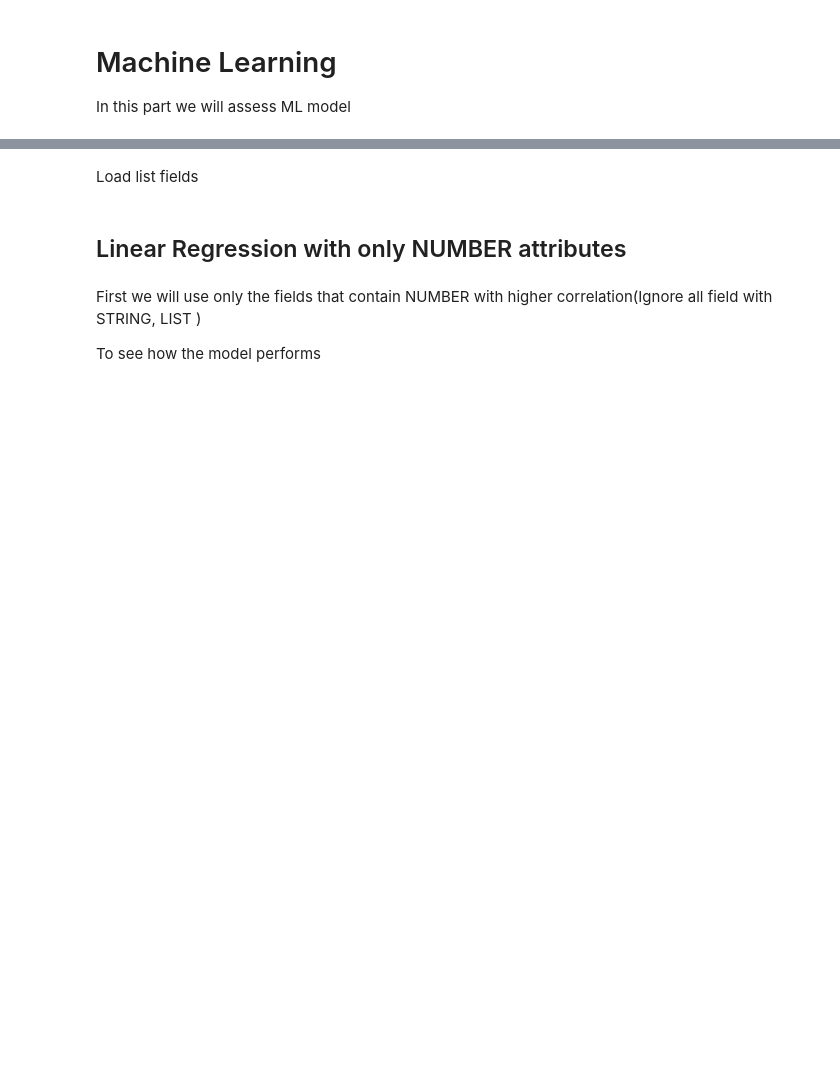
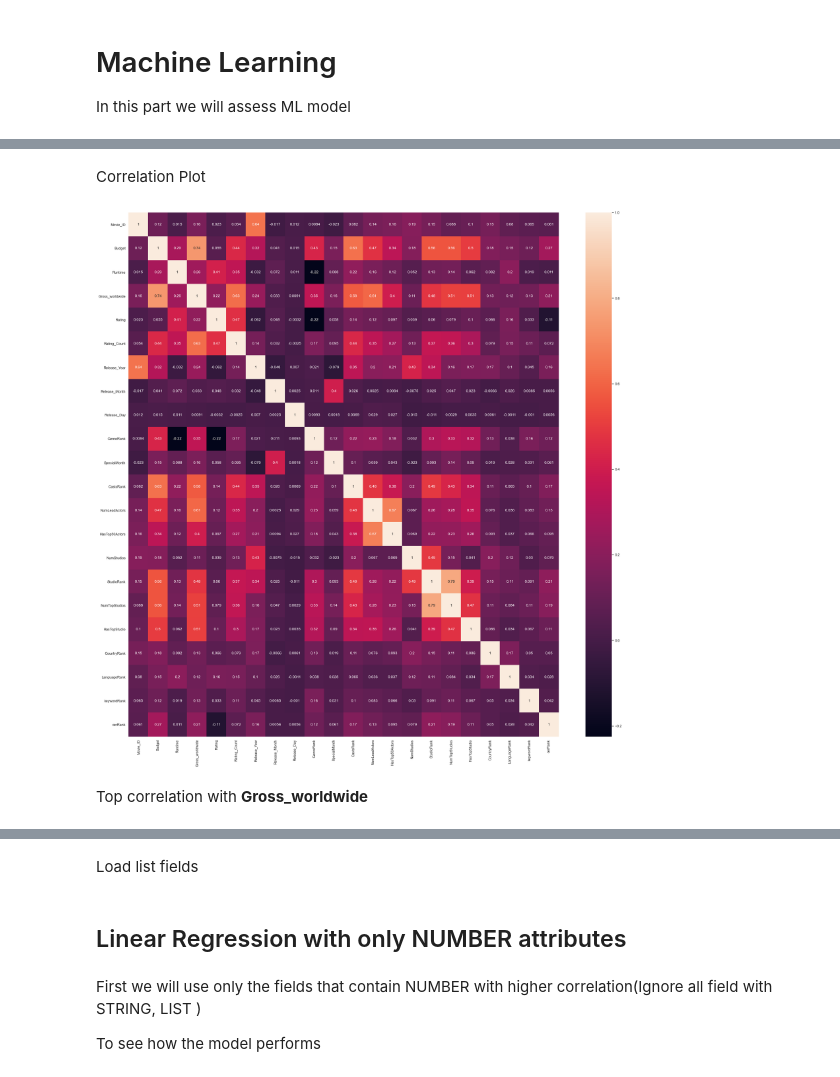
Before and after one commit to theobmgit/bor-prediction-analysis, a Jupyter notebook: notebook/MachineLearning.ipynb, the cells around one changed output, grey strips where cells are left out. Saved outputs shown, nothing was run; the diff lists cells and outputs as text; code cells hidden in the pictures; blank space fills up the shorter version.

```diff
--- a/notebook/MachineLearning.ipynb
+++ b/notebook/MachineLearning.ipynb
@@ -4,0 +10,10 @@ In this part we will assess ML model
+# %%
+import pandas as pd
+import numpy as np
+import seaborn as sns
+import matplotlib.pyplot as plt
+import warnings
+warnings.filterwarnings('ignore')
+sns.set_theme(style="whitegrid")
+data=pd.read_csv('../dataset/extracted/feature_extracted.csv')
+data.head(2)
@@ -4,0 +48,10 @@ In this part we will assess ML model
+# %% [markdown]
+Correlation Plot
+# %%
+plt.figure(figsize=(30,30))
+sns.heatmap(data.corr(),annot=True)
+plt.show()
+# %% [output]
+[figure, added]
+# %% [markdown]
+Top correlation with **Gross_worldwide**
```
Also changed, not shown: parts of 26 cells of this notebook.
